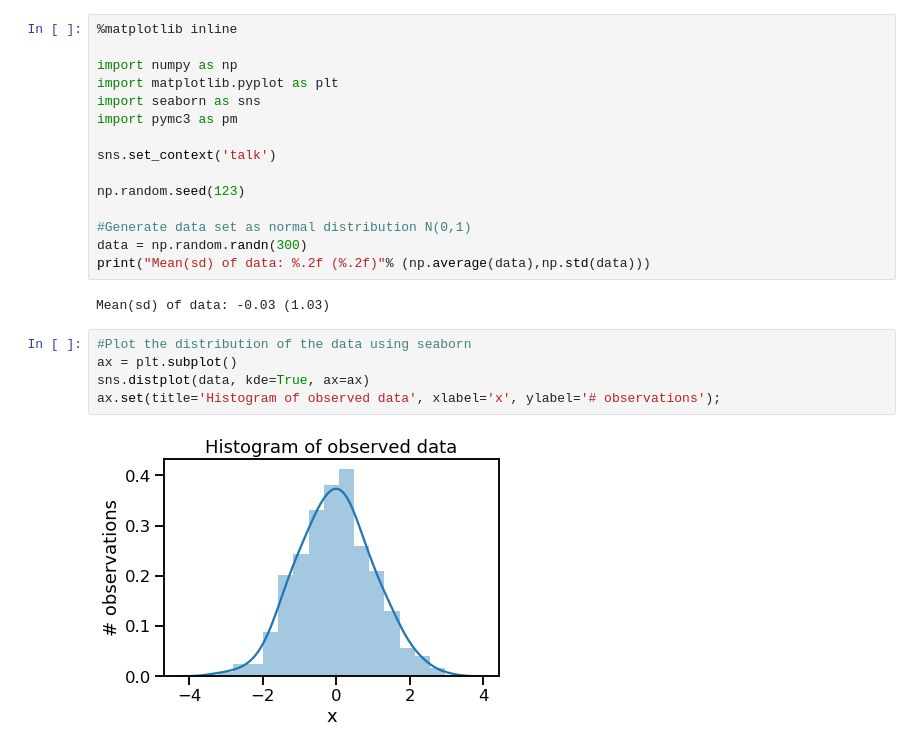
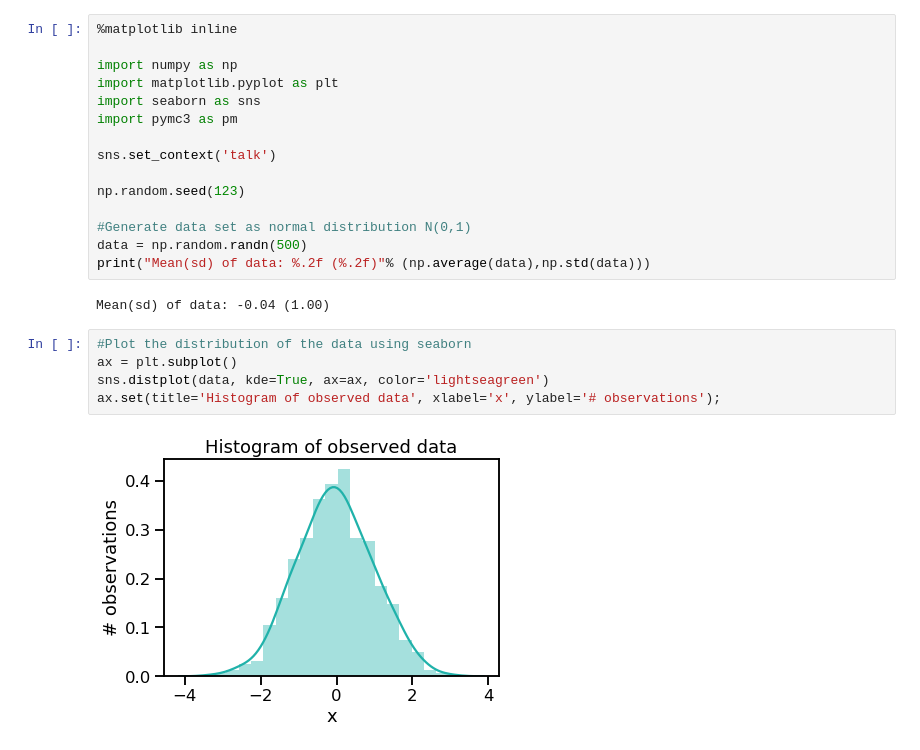
Before and after one commit to giacomo-artoni/cmpp, a Jupyter notebook: Lecture2-BayesianInference/Bayesian Inference 1.ipynb, the cells around one changed output. Cells and saved outputs as stored; diff of their text form.

```diff
--- a/Lecture2-BayesianInference/Bayesian Inference 1.ipynb
+++ b/Lecture2-BayesianInference/Bayesian Inference 1.ipynb
@@ -11,17 +11,17 @@ sns.set_context('talk')
 np.random.seed(123)
 
 #Generate data set as normal distribution N(0,1)
-data = np.random.randn(300)
+data = np.random.randn(500)
 print("Mean(sd) of data: %.2f (%.2f)"% (np.average(data),np.std(data)))
 # %% [output]
-Mean(sd) of data: -0.03 (1.03)
+Mean(sd) of data: -0.04 (1.00)
 # %%
 #Plot the distribution of the data using seaborn
 ax = plt.subplot()
-sns.distplot(data, kde=True, ax=ax)
+sns.distplot(data, kde=True, ax=ax, color='lightseagreen')
 ax.set(title='Histogram of observed data', xlabel='x', ylabel='# observations');
 # %% [output]
-[figure, old version]
+[figure, new version]
 # %%
 #Build the model and run the MCMC (with parallel chains)
 with pm.Model():
```
Also changed, not shown: parts of 7 cells of this notebook, 2 other files.
